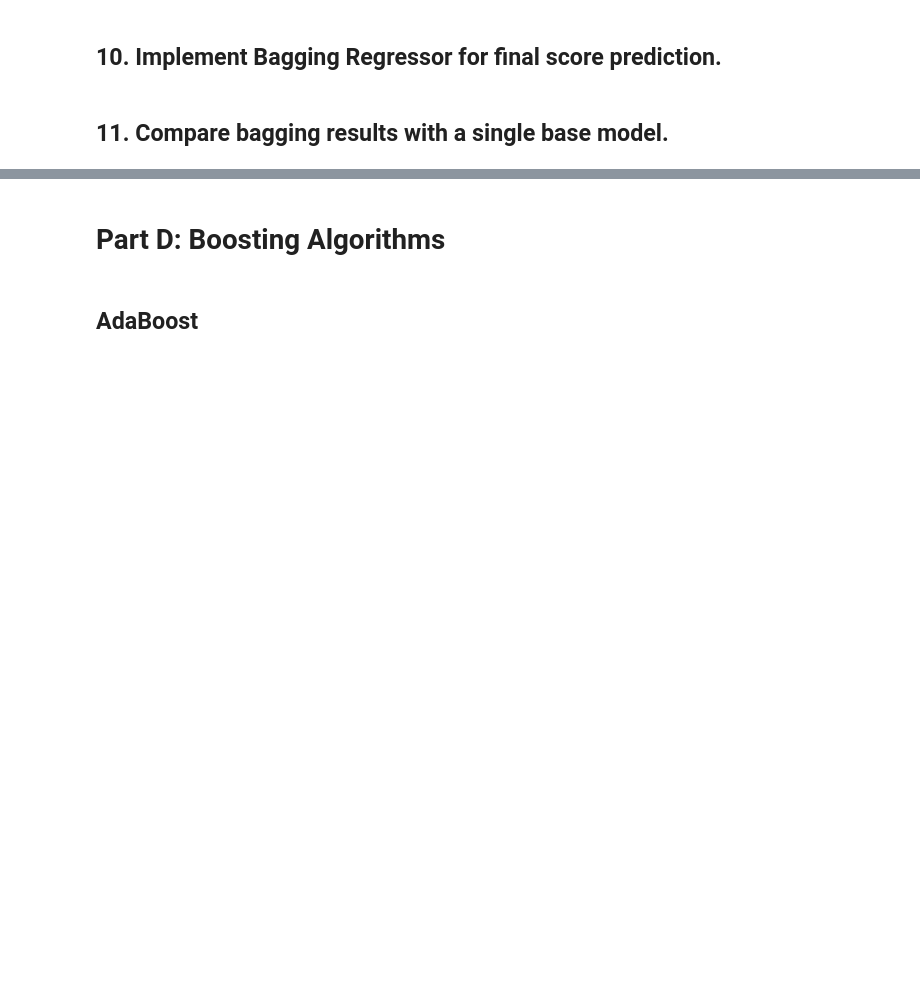
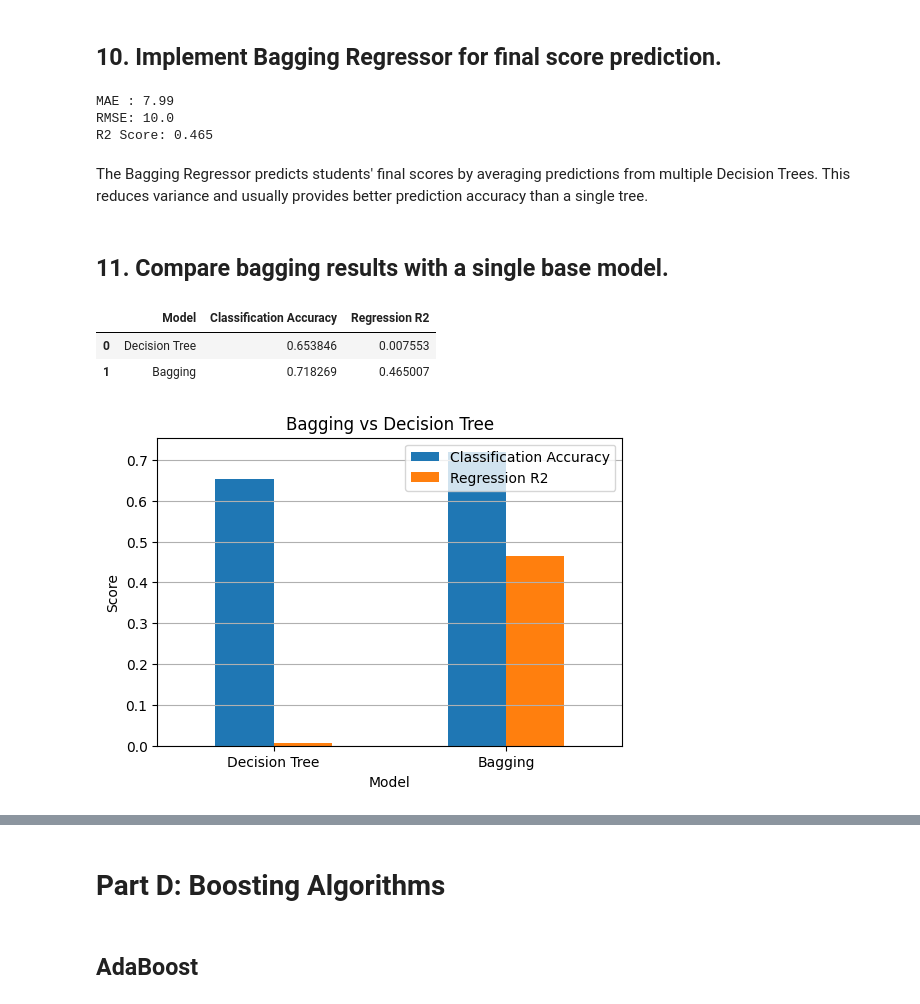
Before and after one commit to krisha12345819/Supervised-Learning---Smart-Outcome-Predictor, a Jupyter notebook: Smart_Outcome_Predictor.ipynb, the cells around one changed output, grey strips where cells are left out. Cells and saved outputs as stored; diff of their text form; code cells hidden in the pictures; blank space fills up the shorter version.

```diff
--- a/Smart_Outcome_Predictor.ipynb
+++ b/Smart_Outcome_Predictor.ipynb
@@ -166,0 +293,9 @@ Regression Test Shape : (1040, 16)
+# %%
+# Apply preprocessing for Classification
+
+X_train_cls = preprocessor.fit_transform(X_train_cls)
+X_test_cls = preprocessor.transform(X_test_cls)
+
+print("Classification Preprocessing Completed")
+print("X_train Shape:", X_train_cls.shape)
+print("X_test Shape :", X_test_cls.shape)
@@ -166,0 +306,9 @@ Regression Test Shape : (1040, 16)
+# %%
+# Apply preprocessing for Regression
+
+X_train_reg = preprocessor.fit_transform(X_train_reg)
+X_test_reg = preprocessor.transform(X_test_reg)
+
+print("Regression Preprocessing Completed")
+print("X_train Shape:", X_train_reg.shape)
+print("X_test Shape :", X_test_reg.shape)
@@ -171,4 +397,65 @@ Regression Test Shape : (1040, 16)
 # %% [markdown]
 ## 10. Implement Bagging Regressor for final score prediction.
+# %%
+dt_reg = DecisionTreeRegressor(random_state=42)
+dt_reg.fit(X_train_reg, y_train_reg)
+
+y_pred_dt_reg = dt_reg.predict(X_test_reg)
+
+# Bagging Regressor
+bag_reg = BaggingRegressor(
+    estimator=DecisionTreeRegressor(random_state=42),
+    n_estimators=100,
+    random_state=42
+)
+
+bag_reg.fit(X_train_reg, y_train_reg)
+
+y_pred_bag_reg = bag_reg.predict(X_test_reg)
+
+# Metrics
+mae = mean_absolute_error(y_test_reg, y_pred_bag_reg)
+rmse = np.sqrt(mean_squared_error(y_test_reg, y_pred_bag_reg))
+r2 = r2_score(y_test_reg, y_pred_bag_reg)
+
+print("MAE :", round(mae,2))
+print("RMSE:", round(rmse,2))
+print("R2 Score:", round(r2,4))
+# %% [output]
+MAE : 7.99
+RMSE: 10.0
+R2 Score: 0.465
+# %% [markdown]
+The Bagging Regressor predicts students' final scores by averaging predictions from multiple Decision Trees. This reduces variance and usually provides better prediction accuracy than a single tree.
 # %% [markdown]
 ## 11. Compare bagging results with a single base model.
+# %%
+# Decision Tree R2
+dt_r2 = r2_score(y_test_reg, y_pred_dt_reg)
+
+comparison = {
+    "Model": ["Decision Tree", "Bagging"],
+    "Classification Accuracy": [dt_accuracy, bag_accuracy],
+    "Regression R2": [dt_r2, r2]
+}
+
+comparison_df = pd.DataFrame(comparison)
+
+comparison_df
+# %% [output]
+|  | Model | Classification Accuracy | Regression R2 |
+| 0 | Decision Tree | 0.653846 | 0.007553 |
+| 1 | Bagging | 0.718269 | 0.465007 |
+# %%
+comparison_df.set_index("Model").plot(
+    kind="bar",
+    figsize=(6,4)
+)
+
+plt.title("Bagging vs Decision Tree")
+plt.ylabel("Score")
+plt.xticks(rotation=0)
+plt.grid(axis="y")
+plt.show()
+# %% [output]
+[figure, added]
```
Also changed, not shown: parts of 105 cells of this notebook.
